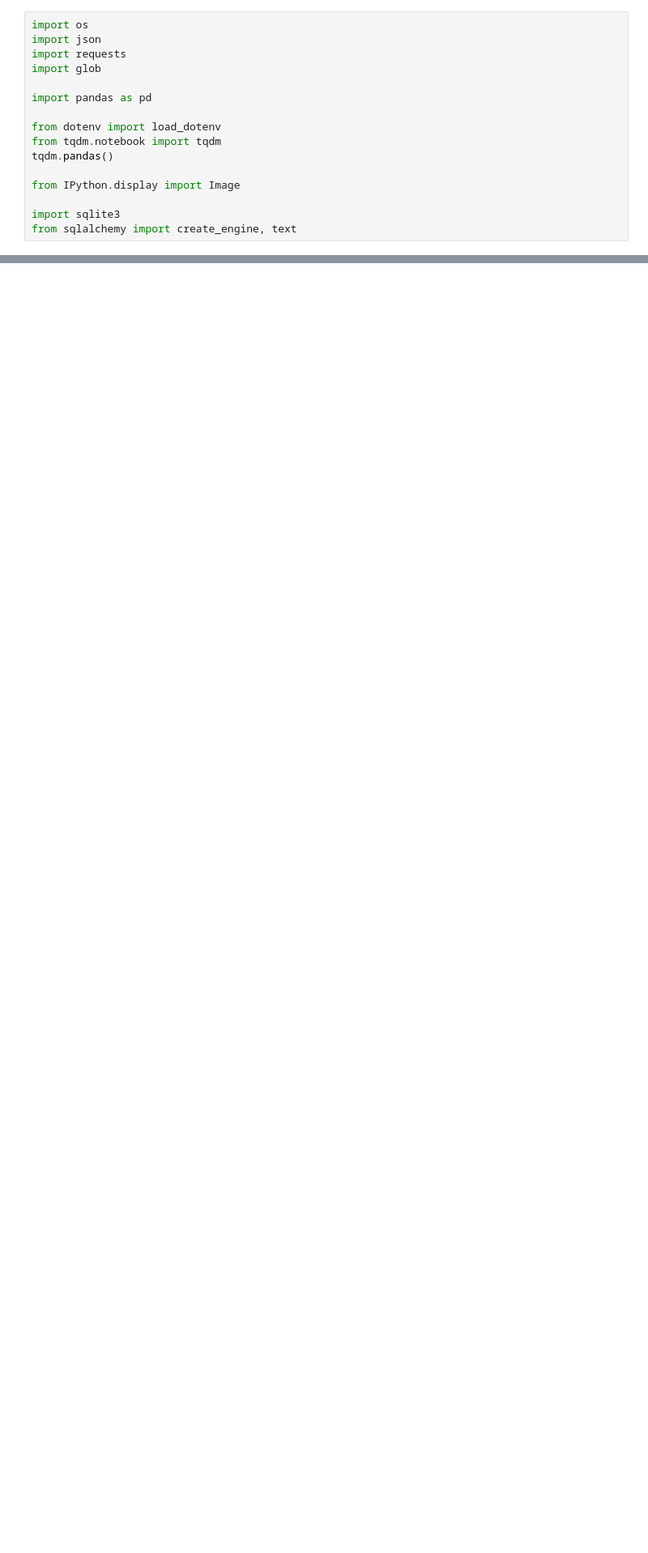
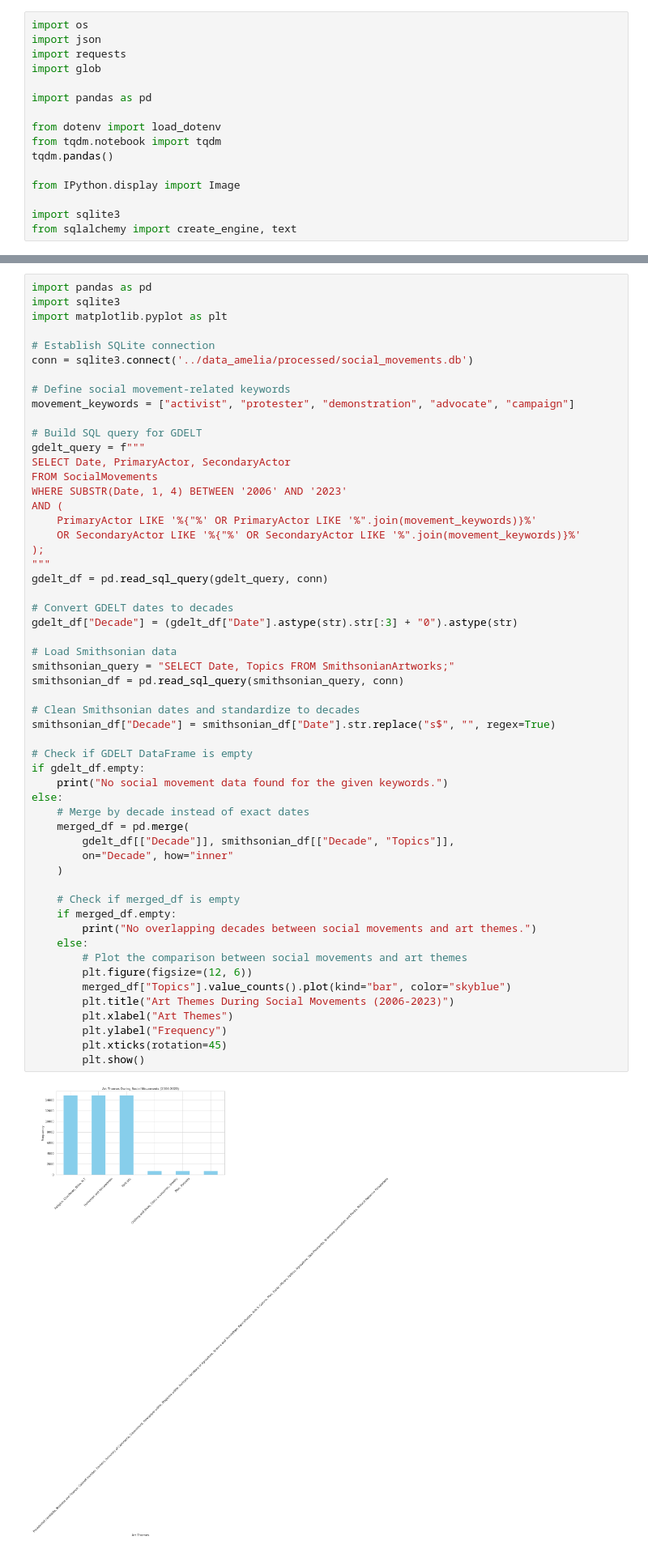
Before and after one commit to lse-ds105/ds105a-2024-project-data_dazzlers, a Jupyter notebook: code_amelia/NB03_social_movements_visualisations.ipynb, the cells around one changed output, grey strips where cells are left out. Shown at 81% size. Saved outputs shown, nothing was run; the diff lists cells and outputs as text; blank space fills up the shorter version.

```diff
--- a/code_amelia/NB03_social_movements_visualisations.ipynb
+++ b/code_amelia/NB03_social_movements_visualisations.ipynb
@@ -513,0 +517,57 @@ conn.close()
+# %%
+import pandas as pd
+import sqlite3
+import matplotlib.pyplot as plt
+
+# Establish SQLite connection
+conn = sqlite3.connect('../data_amelia/processed/social_movements.db')
+
+# Define social movement-related keywords
+movement_keywords = ["activist", "protester", "demonstration", "advocate", "campaign"]
+
+# Build SQL query for GDELT
+gdelt_query = f"""
+SELECT Date, PrimaryActor, SecondaryActor
+FROM SocialMovements
+WHERE SUBSTR(Date, 1, 4) BETWEEN '2006' AND '2023'
+AND (
+    PrimaryActor LIKE '%{"%' OR PrimaryActor LIKE '%".join(movement_keywords)}%'
+    OR SecondaryActor LIKE '%{"%' OR SecondaryActor LIKE '%".join(movement_keywords)}%'
+);
+"""
+gdelt_df = pd.read_sql_query(gdelt_query, conn)
+
+# Convert GDELT dates to decades
+gdelt_df["Decade"] = (gdelt_df["Date"].astype(str).str[:3] + "0").astype(str)
+
+# Load Smithsonian data
+smithsonian_query = "SELECT Date, Topics FROM SmithsonianArtworks;"
+smithsonian_df = pd.read_sql_query(smithsonian_query, conn)
+
+# Clean Smithsonian dates and standardize to decades
+smithsonian_df["Decade"] = smithsonian_df["Date"].str.replace("s$", "", regex=True)
+
+# Check if GDELT DataFrame is empty
+if gdelt_df.empty:
+    print("No social movement data found for the given keywords.")
+else:
+    # Merge by decade instead of exact dates
+    merged_df = pd.merge(
+        gdelt_df[["Decade"]], smithsonian_df[["Decade", "Topics"]],
+        on="Decade", how="inner"
+    )
+
+    # Check if merged_df is empty
+    if merged_df.empty:
+        print("No overlapping decades between social movements and art themes.")
+    else:
+        # Plot the comparison between social movements and art themes
+        plt.figure(figsize=(12, 6))
+        merged_df["Topics"].value_counts().plot(kind="bar", color="skyblue")
+        plt.title("Art Themes During Social Movements (2006-2023)")
+        plt.xlabel("Art Themes")
+        plt.ylabel("Frequency")
+        plt.xticks(rotation=45)
+        plt.show()
+# %% [output]
+[figure, added]
```
Also changed, not shown: parts of 9 cells of this notebook.
